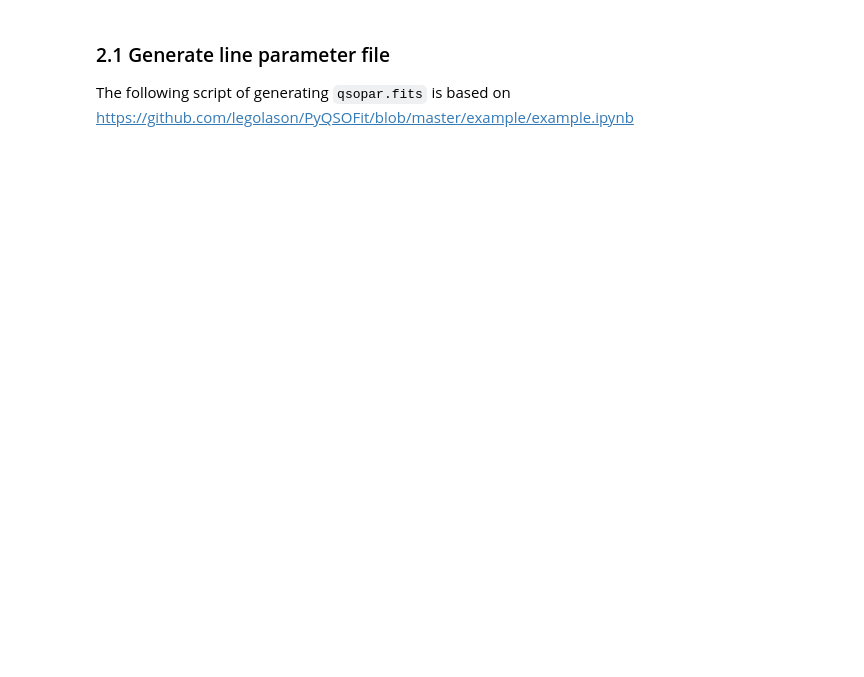
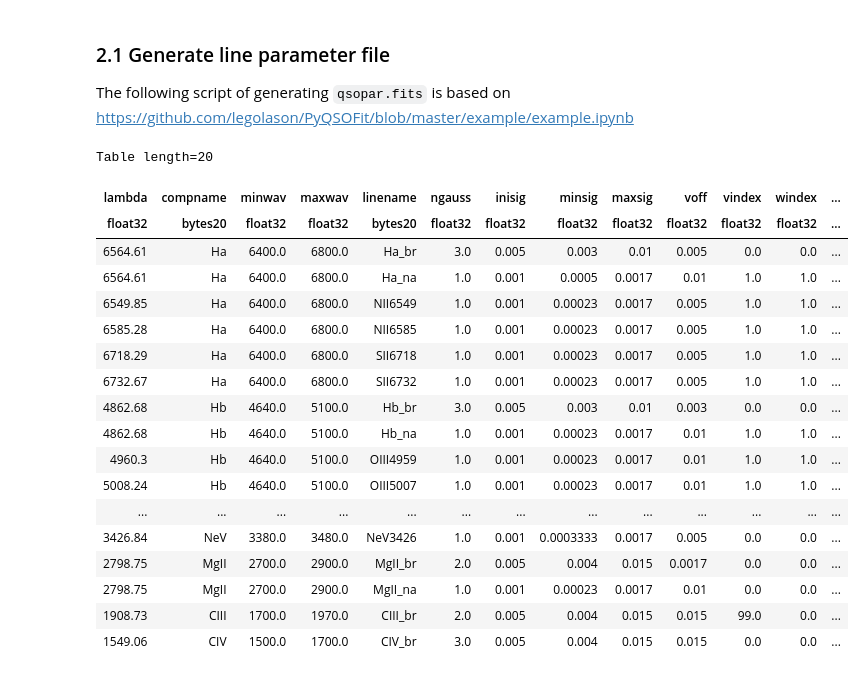
Before and after one commit to rudolffu/qsofitmore, a Jupyter notebook: qsofitmore/examples/1-make_parlist.ipynb, the cells around one changed output. Saved outputs shown, nothing was run; the diff lists cells and outputs as text; code cells hidden in the pictures; blank space fills up the shorter version.

```diff
--- a/qsofitmore/examples/1-make_parlist.ipynb
+++ b/qsofitmore/examples/1-make_parlist.ipynb
@@ -8,32 +9,31 @@ from astropy.io import fits
 path='./output/'
 # %%
-newdata = np.rec.array([(6564.61,'Ha',6400.,6800.,'Ha_br',3,5e-3,0.004,0.017,0.015,0,0,0,0.05),\
+newdata = np.rec.array([(6564.61,'Ha',6400.,6800.,'Ha_br',3,5e-3,0.003,0.01,0.005,0,0,0,0.05),\
                         (6564.61,'Ha',6400.,6800.,'Ha_na',1,1e-3,5e-4,0.0017,0.01,1,1,0,0.002),\
                         (6549.85,'Ha',6400.,6800.,'NII6549',1,1e-3,2.3e-4,0.0017,5e-3,1,1,1,0.001),\
                         (6585.28,'Ha',6400.,6800.,'NII6585',1,1e-3,2.3e-4,0.0017,5e-3,1,1,1,0.003),\
                         (6718.29,'Ha',6400.,6800.,'SII6718',1,1e-3,2.3e-4,0.0017,5e-3,1,1,2,0.001),\
                         (6732.67,'Ha',6400.,6800.,'SII6732',1,1e-3,2.3e-4,0.0017,5e-3,1,1,2,0.001),\
 
-                        (4862.68,'Hb',4640.,5100.,'Hb_br',3,5e-3,0.004,0.022,0.01,0,0,0,0.01),\
+                        (4862.68,'Hb',4640.,5100.,'Hb_br',3,5e-3,0.003,0.01,0.003,0,0,0,0.01),\
                         (4862.68,'Hb',4640.,5100.,'Hb_na',1,1e-3,2.3e-4,0.0017,0.01,1,1,0,0.002),\
                         (4960.30,'Hb',4640.,5100.,'OIII4959',1,1e-3,2.3e-4,0.0017,0.01,1,1,0,0.002),\
                         (5008.24,'Hb',4640.,5100.,'OIII5007',1,1e-3,2.3e-4,0.0017,0.01,1,1,0,0.004),\
-                        # (4960.30,'Hb',4640.,5100.,'OIII4959w',1,3e-3,2.3e-4,0.002,0.01,1,1,0,0.001),\
-                        # (5008.24,'Hb',4640.,5100.,'OIII5007w',1,3e-3,2.3e-4,0.002,0.01,1,1,0,0.002),\
+                        (4955.30,'Hb',4640.,5100.,'OIII4959w',1,1e-3,2.3e-4,0.0017,0.01,2,2,0,0.001),\
+                        (4995.24,'Hb',4640.,5100.,'OIII5007w',1,1e-3,2.3e-4,0.0017,0.01,2,2,0,0.002),\
                         # (4687.02,'Hb',4640.,5100.,'HeII4687_br',1,5e-3,0.004,0.05,0.005,0,0,0,0.001),\
                         # (4687.02,'Hb',4640.,5100.,'HeII4687_na',1,1e-3,2.3e-4,0.0017,0.005,1,1,0,0.001),\
-                        # (4341.68,'Hg',4250.,4440.,'Hg_br',1,5e-3,0.004,0.025,0.0017,0,0,0,0.05),\
-                        # (4341.68,'Hg',4250.,4440.,'Hg_na',1,1e-3,2.3e-4,0.0017,5e-3,1,1,2,0.001),\
+                        (4341.68,'Hg',4250.,4440.,'Hg_br',1,5e-3,0.004,0.025,0.0017,0,0,0,0.05),\
+                        (4341.68,'Hg',4250.,4440.,'Hg_na',1,1e-3,2.3e-4,0.0017,5e-3,1,1,0,0.001),\
                         # (4364.44,'Hg',4250.,4440.,'OIII4364',1,1e-3,2.3e-4,0.0017,5e-3,1,1,2,0.001),\
-                        #(3934.78,'CaII',3900.,3960.,'CaII3934',2,1e-3,3.333e-4,0.0017,0.01,99,0,0,-0.001),\
+                        #( 3934.78,'CaII',3900.,3960.,'CaII3934',2,1e-3,3.333e-4,0.0017,0.01,99,0,0,-0.001),\
 
-                        # (3728.48,'OII',3650.,3800.,'OII3728',1,1e-3,3.333e-4,0.0017,0.01,1,1,0,0.001),\
+                        (3728.48,'OII',3650.,3800.,'OII3728',1,1e-3,3.333e-4,0.0017,0.01,1,1,0,0.001),\
 
-                        #(3426.84,'NeV',3380.,3480.,'NeV3426',1,1e-3,3.333e-4,0.0017,0.01,0,0,0,0.001),\
-                        #(3426.84,'NeV',3380.,3480.,'NeV3426_br',1,5e-3,0.0025,0.02,0.01,0,0,0,0.001),\
+                        (3426.84,'NeV',3380.,3480.,'NeV3426',1,1e-3,3.333e-4,0.0017,0.005,0,0,0,0.001),\
 
-                        (2798.75,'MgII',2700.,2900.,'MgII_br',1,5e-3,0.004,0.015,0.0017,0,0,0,0.05),\
-                        (2798.75,'MgII',2700.,2900.,'MgII_na',2,1e-3,5e-4,0.0017,0.01,1,1,0,0.002),\
+                        (2798.75,'MgII',2700.,2900.,'MgII_br',2,5e-3,0.004,0.015,0.0017,0,0,0,0.05),\
+                        (2798.75,'MgII',2700.,2900.,'MgII_na',1,1e-3,2.3e-4,0.0017,0.01,0,0,0,0.002),\
 
 
                         (1908.73,'CIII',1700.,1970.,'CIII_br',2,5e-3,0.004,0.015,0.015,99,0,0,0.01),\
@@ -45,8 +45,8 @@ newdata = np.rec.array([(6564.61,'Ha',6400.,6800.,'Ha_br',3,5e-3,0.004,0.017,0.0
                         #(1750.26,'CIII',1700.,1970.,'NIII1750',1,2e-3,0.001,0.015,0.01,1,1,0,0.001),\
                         #(1718.55,'CIII',1700.,1900.,'NIV1718',1,2e-3,0.001,0.015,0.01,1,1,0,0.001),\
 
-                        (1549.06,'CIV',1500.,1700.,'CIV_br',2,5e-3,0.004,0.015,0.015,0,0,0,0.05),\
-                        #(1549.06,'CIV',1500.,1700.,'CIV_na',1,1e-3,5e-4,0.0017,0.01,1,1,0,0.002),\
+                        (1549.06,'CIV',1500.,1700.,'CIV_br',3,5e-3,0.004,0.015,0.015,0,0,0,0.05),\
+#                         (1549.06,'CIV',1500.,1700.,'CIV_na',1,1e-3,5e-4,0.0017,0.01,1,1,0,0.002),\
                         #(1640.42,'CIV',1500.,1700.,'HeII1640',1,1e-3,5e-4,0.0017,0.008,1,1,0,0.002),\
                         #(1663.48,'CIV',1500.,1700.,'OIII1663',1,1e-3,5e-4,0.0017,0.008,1,1,0,0.002),\
                         #(1640.42,'CIV',1500.,1700.,'HeII1640_br',1,5e-3,0.0025,0.02,0.008,1,1,0,0.002),\
@@ -78,6 +78,25 @@ hdr['vindex'] = 'Entries w/ same NONZERO vindex constrained to have same velocit
 hdr['windex'] = 'Entries w/ same NONZERO windex constrained to have same width'
 hdr['findex'] = 'Entries w/ same NONZERO findex have constrained flux ratios'
 hdr['fvalue'] = 'Relative scale factor for entries w/ same findex'
-#------save line info-----------
-hdu = fits.BinTableHDU(data=newdata,header=hdr,name='data')
-hdu.writeto(path+'qsopar.fits',overwrite=True)
+# %%
+Table(newdata)
+# %% [output]
+Table length=20
+| lambda | compname | minwav | maxwav | linename | ngauss | inisig | minsig | maxsig | voff | vindex | windex | ... |
+| float32 | bytes20 | float32 | float32 | bytes20 | float32 | float32 | float32 | float32 | float32 | float32 | float32 | ... |
+| 6564.61 | Ha | 6400.0 | 6800.0 | Ha_br | 3.0 | 0.005 | 0.003 | 0.01 | 0.005 | 0.0 | 0.0 | ... |
+| 6564.61 | Ha | 6400.0 | 6800.0 | Ha_na | 1.0 | 0.001 | 0.0005 | 0.0017 | 0.01 | 1.0 | 1.0 | ... |
+| 6549.85 | Ha | 6400.0 | 6800.0 | NII6549 | 1.0 | 0.001 | 0.00023 | 0.0017 | 0.005 | 1.0 | 1.0 | ... |
+| 6585.28 | Ha | 6400.0 | 6800.0 | NII6585 | 1.0 | 0.001 | 0.00023 | 0.0017 | 0.005 | 1.0 | 1.0 | ... |
+| 6718.29 | Ha | 6400.0 | 6800.0 | SII6718 | 1.0 | 0.001 | 0.00023 | 0.0017 | 0.005 | 1.0 | 1.0 | ... |
+| 6732.67 | Ha | 6400.0 | 6800.0 | SII6732 | 1.0 | 0.001 | 0.00023 | 0.0017 | 0.005 | 1.0 | 1.0 | ... |
+| 4862.68 | Hb | 4640.0 | 5100.0 | Hb_br | 3.0 | 0.005 | 0.003 | 0.01 | 0.003 | 0.0 | 0.0 | ... |
+| 4862.68 | Hb | 4640.0 | 5100.0 | Hb_na | 1.0 | 0.001 | 0.00023 | 0.0017 | 0.01 | 1.0 | 1.0 | ... |
+| 4960.3 | Hb | 4640.0 | 5100.0 | OIII4959 | 1.0 | 0.001 | 0.00023 | 0.0017 | 0.01 | 1.0 | 1.0 | ... |
+| 5008.24 | Hb | 4640.0 | 5100.0 | OIII5007 | 1.0 | 0.001 | 0.00023 | 0.0017 | 0.01 | 1.0 | 1.0 | ... |
+| ... | ... | ... | ... | ... | ... | ... | ... | ... | ... | ... | ... | ... |
+| 3426.84 | NeV | 3380.0 | 3480.0 | NeV3426 | 1.0 | 0.001 | 0.0003333 | 0.0017 | 0.005 | 0.0 | 0.0 | ... |
+| 2798.75 | MgII | 2700.0 | 2900.0 | MgII_br | 2.0 | 0.005 | 0.004 | 0.015 | 0.0017 | 0.0 | 0.0 | ... |
+| 2798.75 | MgII | 2700.0 | 2900.0 | MgII_na | 1.0 | 0.001 | 0.00023 | 0.0017 | 0.01 | 0.0 | 0.0 | ... |
+| 1908.73 | CIII | 1700.0 | 1970.0 | CIII_br | 2.0 | 0.005 | 0.004 | 0.015 | 0.015 | 99.0 | 0.0 | ... |
+| 1549.06 | CIV | 1500.0 | 1700.0 | CIV_br | 3.0 | 0.005 | 0.004 | 0.015 | 0.015 | 0.0 | 0.0 | ... |
```
Also changed, not shown: parts of 2 cells of this notebook, 18 other files.
